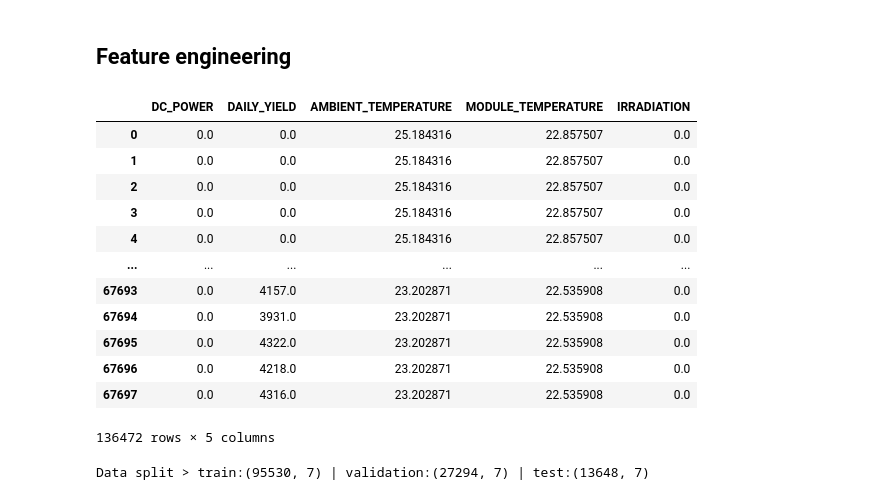
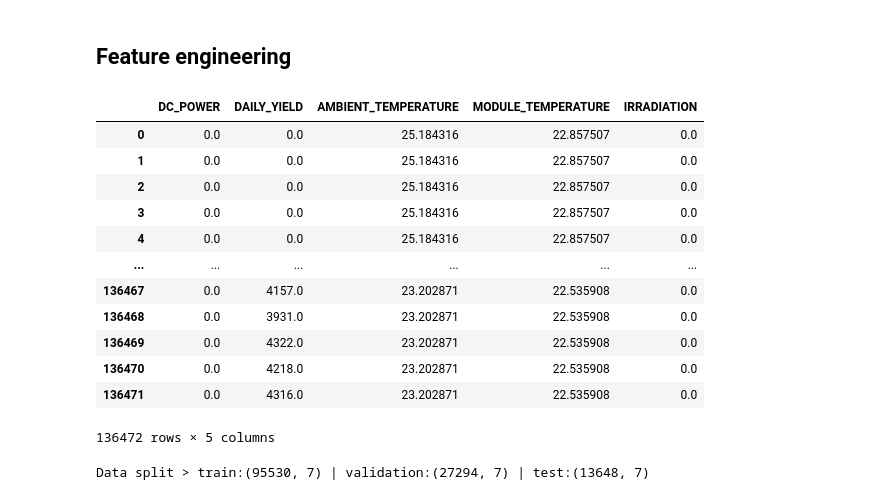
Before and after one commit to Maram99Alhinai/Solar-Power-Forecasting, a Jupyter notebook: solar_exp.ipynb, the cells around one changed output. Cells and saved outputs as stored; diff of their text form; code cells hidden in the pictures.

```diff
--- a/solar_exp.ipynb
+++ b/solar_exp.ipynb
@@ -20,11 +30,7 @@ session = sagemaker.Session()
 sm = session.sagemaker_client
 # %%
 #read data and save it in pandas dataframe
-df_gen1 = pd.read_csv("data/Plant_1_Generation_Data.csv")
-df_gen2 = pd.read_csv("data/Plant_2_Generation_Data.csv")
-
-df_weather1 = pd.read_csv("data/Plant_1_Weather_Sensor_Data.csv")
-df_weather2 = pd.read_csv("data//Plant_2_Weather_Sensor_Data.csv")
+df = pd.read_csv("data/combined_plant.csv")
 # %% [markdown]
 ## Create an experiment
 # %%
@@ -32,40 +38,20 @@ experiment_name = f"Solar-energy-experiment-{strftime('%d-%H-%M-%S', gmtime())}"
 # %% [markdown]
 ## Feature engineering
 # %%
-# Adjust datetime format
-df_gen1['DATE_TIME'] = pd.to_datetime(df_gen1['DATE_TIME'], format='%d-%m-%Y %H:%M')
-df_weather1['DATE_TIME'] = pd.to_datetime(df_weather1['DATE_TIME'], format='%Y-%m-%d %H:%M:%S')
-df_gen2['DATE_TIME'] = pd.to_datetime(df_gen2['DATE_TIME'], format='%Y-%m-%d %H:%M:%S')  # Updated format
-df_weather2['DATE_TIME'] = pd.to_datetime(df_weather2['DATE_TIME'], format='%Y-%m-%d %H:%M:%S')
-
-# Drop unnecessary columns and merge dataframes
-df_plant1 = pd.merge(
-    df_gen1.drop(columns=['PLANT_ID','AC_POWER','TOTAL_YIELD']),
-    df_weather1.drop(columns=['PLANT_ID', 'SOURCE_KEY']),
-    on='DATE_TIME'
-)
-
-df_plant2 = pd.merge(
-    df_gen2.drop(columns=['PLANT_ID','AC_POWER','TOTAL_YIELD']),
-    df_weather2.drop(columns=['PLANT_ID', 'SOURCE_KEY']),
-    on='DATE_TIME'
-)
-
-combined_plant = pd.concat([df_plant1, df_plant2])
-combined_plant.drop(['SOURCE_KEY', 'DATE_TIME'], axis=1)
+df.drop(['SOURCE_KEY', 'DATE_TIME'], axis=1)
 # %% [output]
 |  | DC_POWER | DAILY_YIELD | AMBIENT_TEMPERATURE | MODULE_TEMPERATURE | IRRADIATION |
 | 0 | 0.0 | 0.0 | 25.184316 | 22.857507 | 0.0 |
 | 1 | 0.0 | 0.0 | 25.184316 | 22.857507 | 0.0 |
 | 2 | 0.0 | 0.0 | 25.184316 | 22.857507 | 0.0 |
 | 3 | 0.0 | 0.0 | 25.184316 | 22.857507 | 0.0 |
 | 4 | 0.0 | 0.0 | 25.184316 | 22.857507 | 0.0 |
 | ... | ... | ... | ... | ... | ... |
-| 67693 | 0.0 | 4157.0 | 23.202871 | 22.535908 | 0.0 |
-| 67694 | 0.0 | 3931.0 | 23.202871 | 22.535908 | 0.0 |
-| 67695 | 0.0 | 4322.0 | 23.202871 | 22.535908 | 0.0 |
-| 67696 | 0.0 | 4218.0 | 23.202871 | 22.535908 | 0.0 |
-| 67697 | 0.0 | 4316.0 | 23.202871 | 22.535908 | 0.0 |
+| 136467 | 0.0 | 4157.0 | 23.202871 | 22.535908 | 0.0 |
+| 136468 | 0.0 | 3931.0 | 23.202871 | 22.535908 | 0.0 |
+| 136469 | 0.0 | 4322.0 | 23.202871 | 22.535908 | 0.0 |
+| 136470 | 0.0 | 4218.0 | 23.202871 | 22.535908 | 0.0 |
+| 136471 | 0.0 | 4316.0 | 23.202871 | 22.535908 | 0.0 |
 136472 rows × 5 columns
 # %%
 # Shuffle and split the dataset
```
Also changed, not shown: parts of 21 cells of this notebook.
